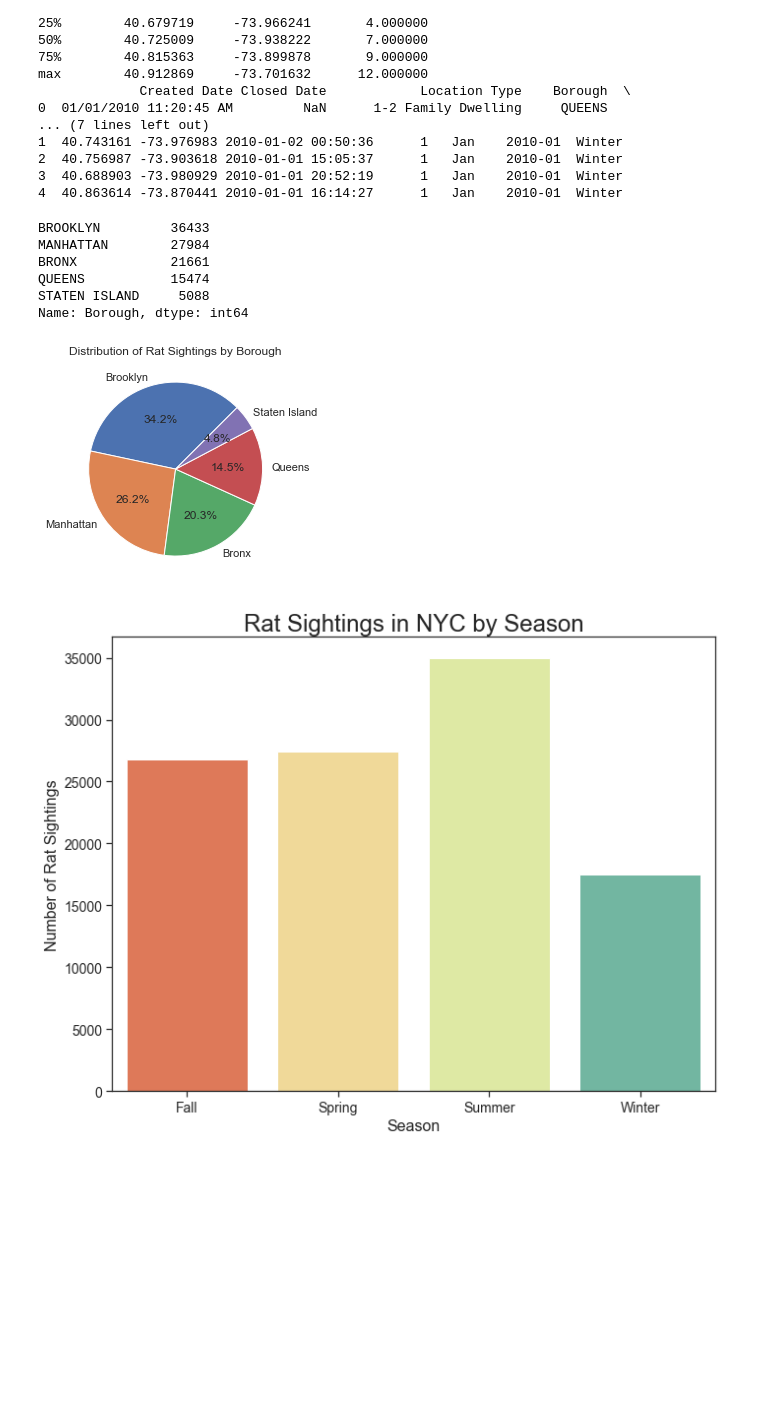
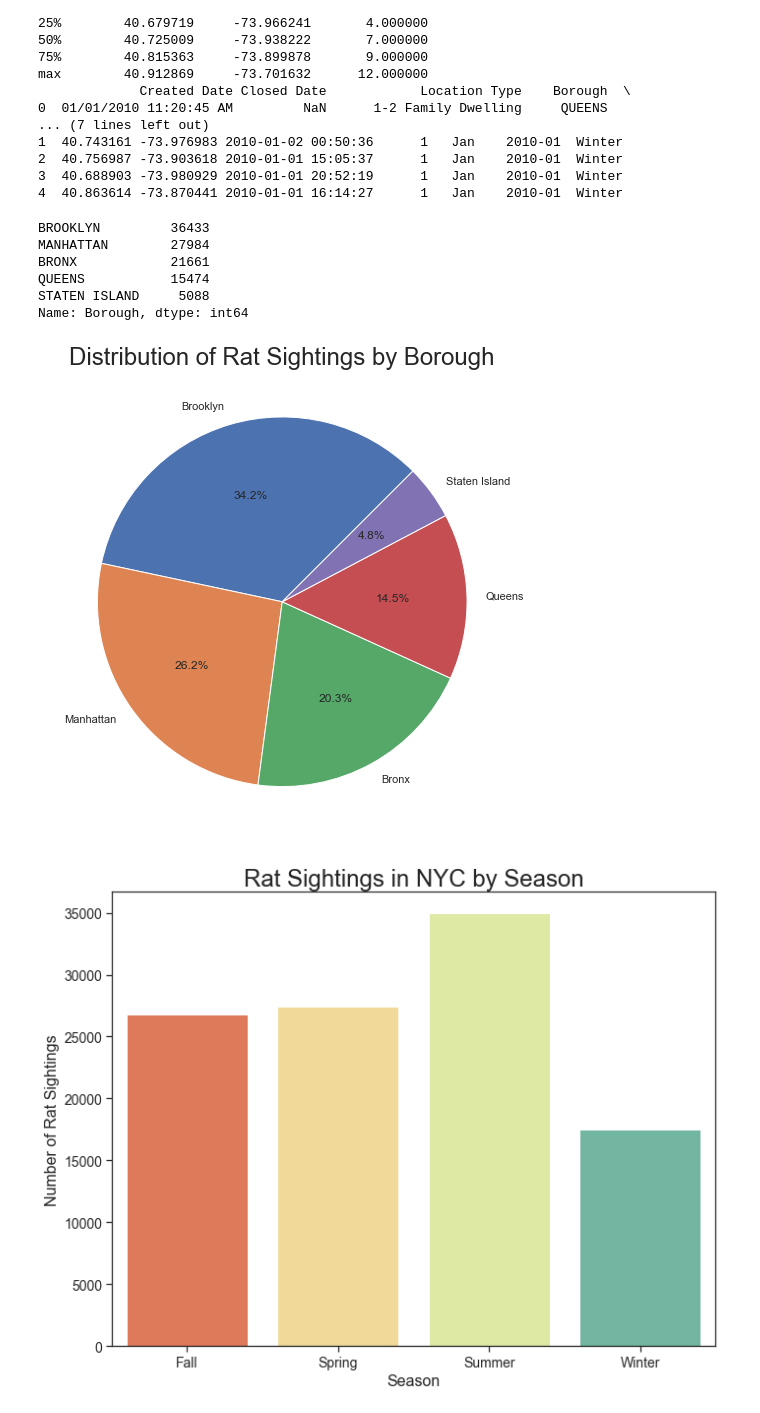
Before and after one commit to quinnwalko/rats, a Jupyter notebook: Group Project 1.ipynb, the cells around one changed output. Drawn from its saved outputs; the diff is of its cells as text; code cells hidden in the pictures; blank space fills up the shorter version.

```diff
--- a/Group Project 1.ipynb
+++ b/Group Project 1.ipynb
@@ -68,23 +74,30 @@ max        40.912869     -73.701632      12.000000
 2  40.756987 -73.903618 2010-01-01 15:05:37      1   Jan    2010-01  Winter
 3  40.688903 -73.980929 2010-01-01 20:52:19      1   Jan    2010-01  Winter
 4  40.863614 -73.870441 2010-01-01 16:14:27      1   Jan    2010-01  Winter
-# %%
-clean_df['Borough'].value_counts()
-# %% [output]
-BROOKLYN         36433
-MANHATTAN        27984
-BRONX            21661
-QUEENS           15474
-STATEN ISLAND     5088
-Name: Borough, dtype: int64
+# %%
+###GENERATING BOROUGH COUNTS###
+
+clean_df['Borough'].value_counts()
+# %% [output]
+BROOKLYN         36433
+MANHATTAN        27984
+BRONX            21661
+QUEENS           15474
+STATEN ISLAND     5088
+Name: Borough, dtype: int64
 # %%
+###GENERATING PIE CHART OF RAT SIGHTINGS BY BOROUGH###
+
 labels = ["Brooklyn", "Manhattan", "Bronx",'Queens', 'Staten Island']
 sizes = clean_df['Borough'].value_counts()
+fig, ax = plt.subplots()
+fig.set_size_inches(11, 8.5)
 plt.pie(sizes, labels=labels, startangle=45, autopct='%.1f%%')
-plt.title('Distribution of Rat Sightings by Borough')
-plt.show()
+plt.title('Distribution of Rat Sightings by Borough', fontsize = 24)
+plt.show(fig)
+fig.savefig("sightings_borough.png")
 # %% [output]
-[figure, old version]
+[figure, new version]
 # %%
 ###SET UP DATA FOR COUNTS OF SIGHTINGS BY SEASON & CREATE GRAPH###
 
```
Also changed, not shown: parts of 28 cells of this notebook.
